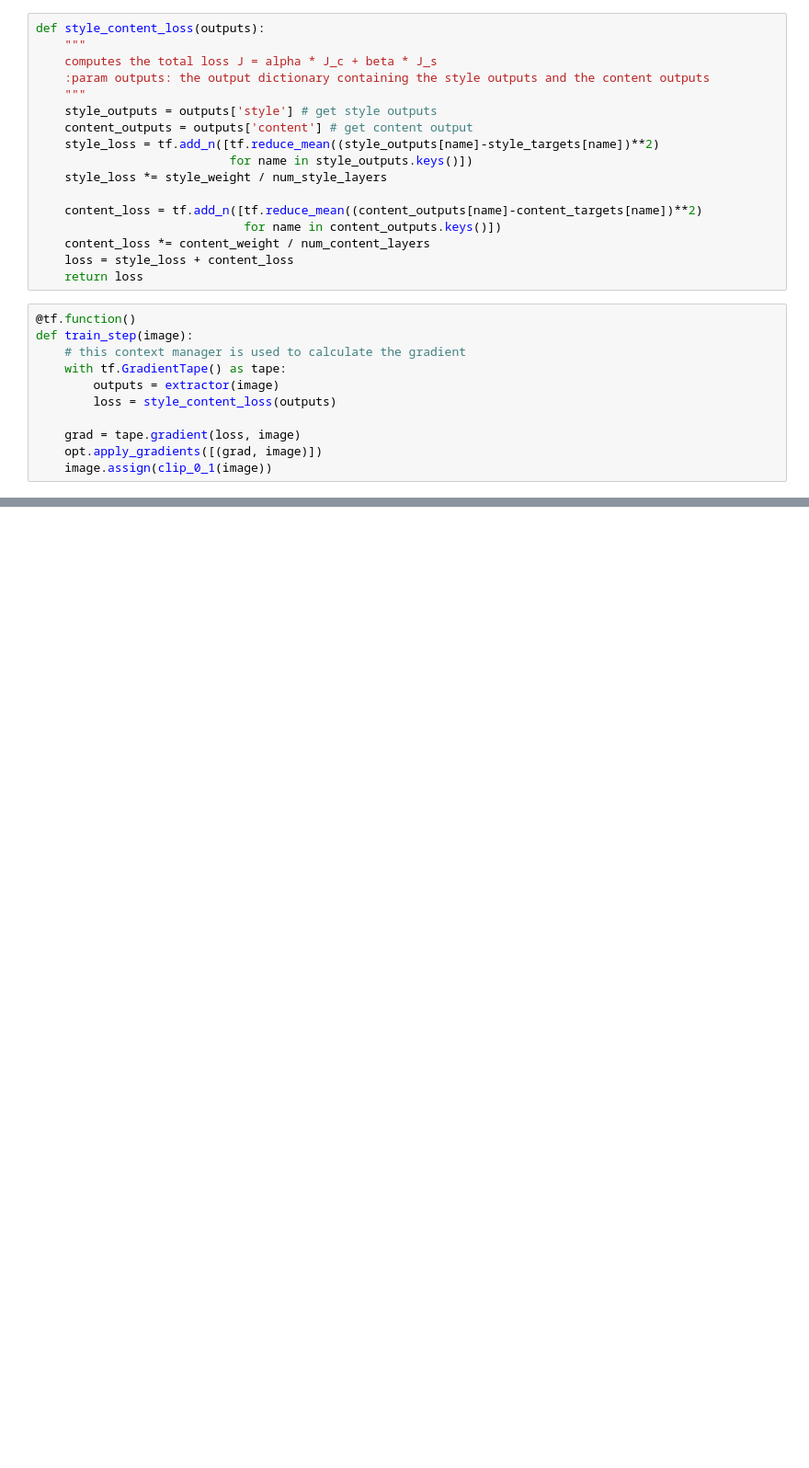
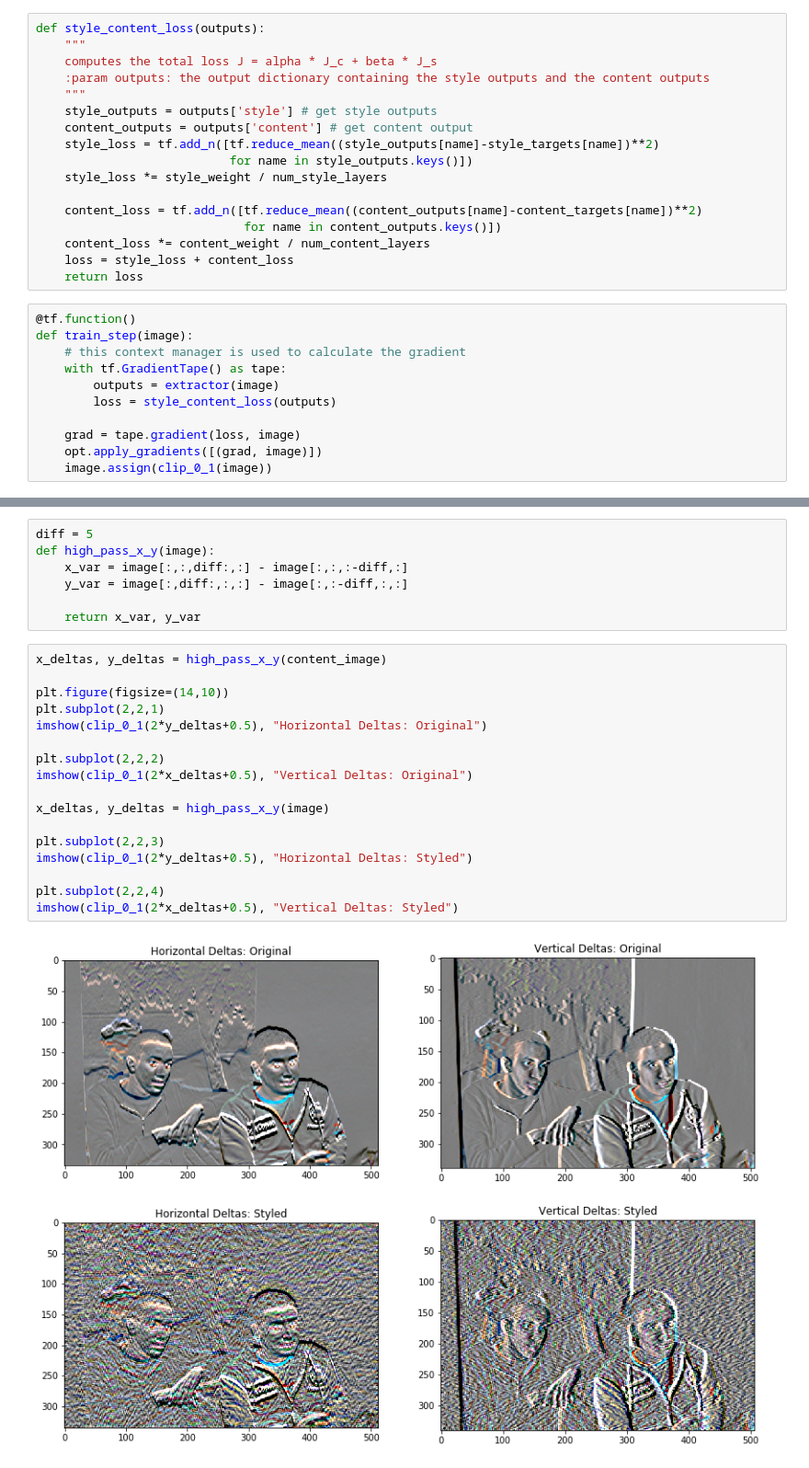
Before and after one commit to mahmoudyusof/neural-style-transfer, a Jupyter notebook: NST.ipynb, the cells around one changed output, grey strips where cells are left out. Shown at 92% size. Drawn from its saved outputs; the diff is of its cells as text; blank space fills up the shorter version.

```diff
--- a/NST.ipynb
+++ b/NST.ipynb
@@ -246,0 +251,26 @@ tensor_to_image(image)
+# %%
+diff = 5
+def high_pass_x_y(image):
+    x_var = image[:,:,diff:,:] - image[:,:,:-diff,:]
+    y_var = image[:,diff:,:,:] - image[:,:-diff,:,:]
+
+    return x_var, y_var
+# %%
+x_deltas, y_deltas = high_pass_x_y(content_image)
+
+plt.figure(figsize=(14,10))
+plt.subplot(2,2,1)
+imshow(clip_0_1(2*y_deltas+0.5), "Horizontal Deltas: Original")
+
+plt.subplot(2,2,2)
+imshow(clip_0_1(2*x_deltas+0.5), "Vertical Deltas: Original")
+
+x_deltas, y_deltas = high_pass_x_y(image)
+
+plt.subplot(2,2,3)
+imshow(clip_0_1(2*y_deltas+0.5), "Horizontal Deltas: Styled")
+
+plt.subplot(2,2,4)
+imshow(clip_0_1(2*x_deltas+0.5), "Vertical Deltas: Styled")
+# %% [output]
+[figure, added]
```
Also changed, not shown: parts of 14 cells of this notebook, 3 other files.
